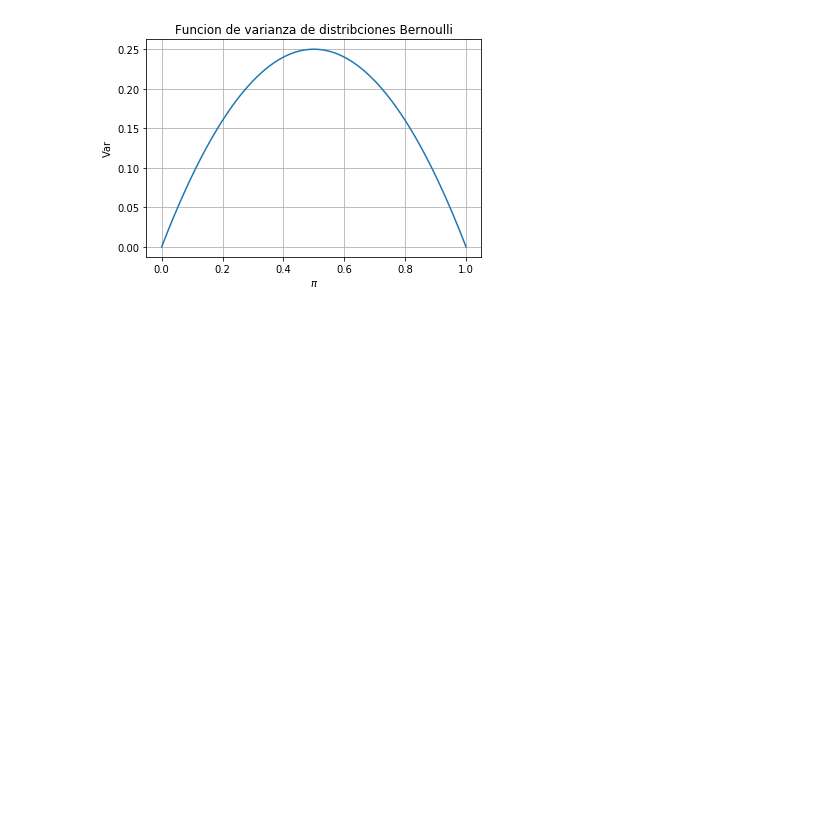
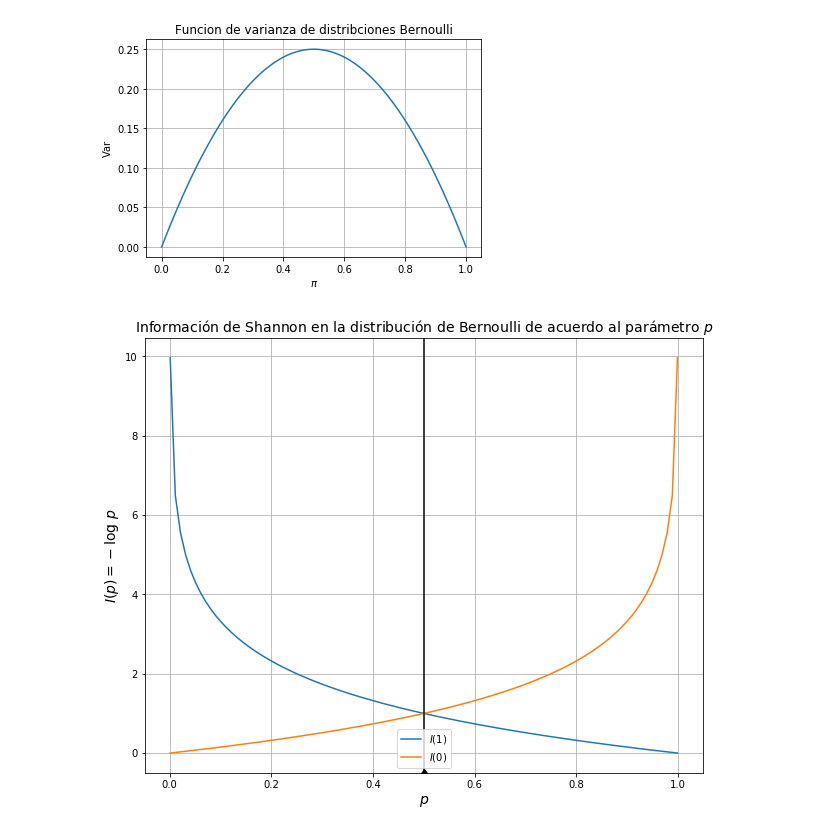
Before and after one commit to dabarbosa10/UN_AI, a Jupyter notebook: Week2/Session4.ipynb, the cells around one changed output. Saved outputs shown, nothing was run; the diff lists cells and outputs as text; code cells hidden in the pictures; blank space fills up the shorter version.

```diff
--- a/Week2/Session4.ipynb
+++ b/Week2/Session4.ipynb
@@ -47,3 +47,19 @@ plt.grid()
 plt.show()
 # %% [output]
 [figure]
+# %%
+fig=plt.figure(figsize=(10, 8))
+
+plt.title('Información de Shannon en la distribución de Bernoulli de acuerdo al parámetro $p$',fontsize=14)
+p=np.linspace(1e-3,1-1e-3,100)
+I_1=-np.log2(p)
+I_0=-np.log2(1-p)
+plt.plot(p,I_1,label=r"$I(1)$")
+plt.plot(p,I_0,label=r"$I(0)$")
+plt.xlabel("$p$", fontsize = 14)
+plt.ylabel("$I(p) = -\log \ p$", fontsize = 14)
+plt.axvline(0.5, 0, 10,marker='d',color='k')
+plt.legend()
+plt.grid()
+# %% [output]
+[figure, added]
```
Also changed, not shown: parts of 1 cell of this notebook.
